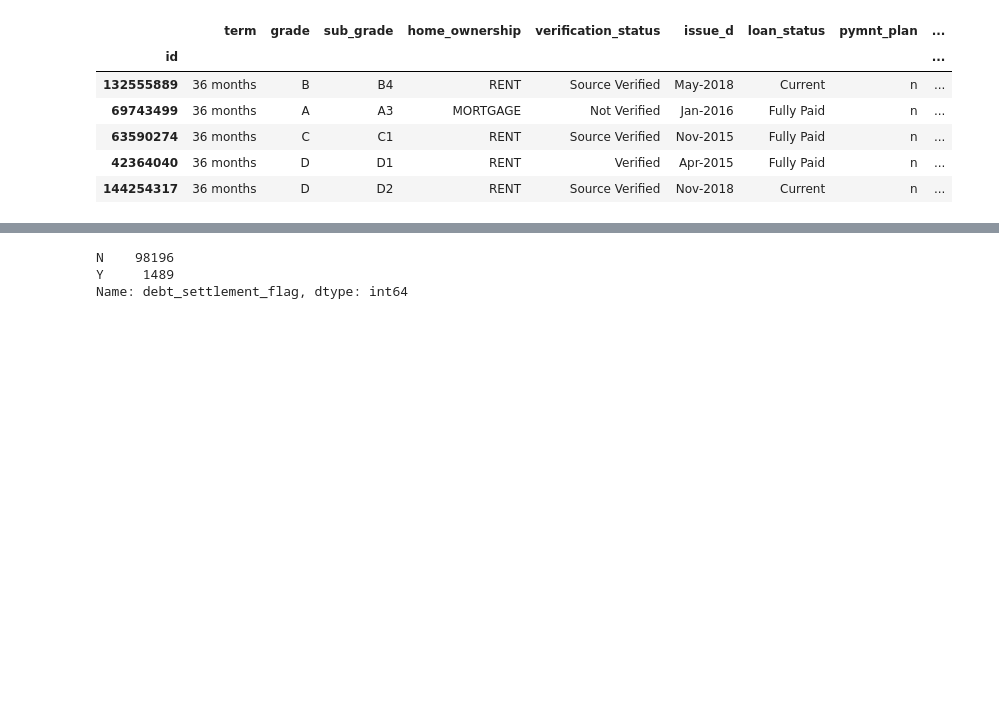
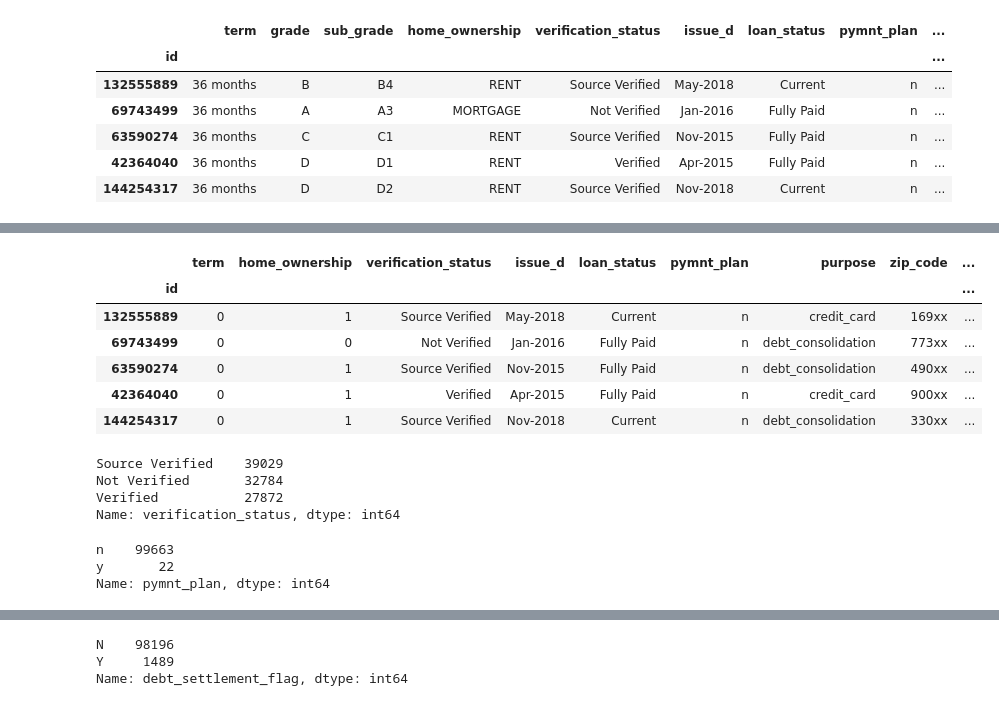
Before and after one commit to jjobes90/Loan-Approval, a Jupyter notebook: Second_Capstone_Data_Cleaning.ipynb, the cells around one changed output, grey strips where cells are left out. Saved outputs shown, nothing was run; the diff lists cells and outputs as text; code cells hidden in the pictures; blank space fills up the shorter version.

```diff
--- a/Second_Capstone_Data_Cleaning.ipynb
+++ b/Second_Capstone_Data_Cleaning.ipynb
@@ -373,0 +497,31 @@ non_numeric_df.head()
+# %%
+# MORTGAGE --> 0
+# RENT     --> 1
+# OWN      --> 2
+# ANY      --> 3
+# OTHER    --> 4
+# NONE     --> 5
+
+non_numeric_df.loc[non_numeric_df.home_ownership == 'MORTGAGE', 'home_ownership'] = 0
+non_numeric_df.loc[non_numeric_df.home_ownership == 'RENT', 'home_ownership'] = 1
+non_numeric_df.loc[non_numeric_df.home_ownership == 'OWN', 'home_ownership'] = 2
+non_numeric_df.loc[non_numeric_df.home_ownership == 'ANY', 'home_ownership'] = 3
+non_numeric_df.loc[non_numeric_df.home_ownership == 'OTHER', 'home_ownership'] = 4
+non_numeric_df.loc[non_numeric_df.home_ownership == 'NONE', 'home_ownership'] = 5
+# %%
+non_numeric_df.head()
+# %% [output]
+|  | term | home_ownership | verification_status | issue_d | loan_status | pymnt_plan | purpose | zip_code | ... |
+| id |  |  |  |  |  |  |  |  | ... |
+| 132555889 | 0 | 1 | Source Verified | May-2018 | Current | n | credit_card | 169xx | ... |
+| 69743499 | 0 | 0 | Not Verified | Jan-2016 | Fully Paid | n | debt_consolidation | 773xx | ... |
+| 63590274 | 0 | 1 | Source Verified | Nov-2015 | Fully Paid | n | debt_consolidation | 490xx | ... |
+| 42364040 | 0 | 1 | Verified | Apr-2015 | Fully Paid | n | credit_card | 900xx | ... |
+| 144254317 | 0 | 1 | Source Verified | Nov-2018 | Current | n | debt_consolidation | 330xx | ... |
+# %%
+non_numeric_df['verification_status'].value_counts()
+# %% [output]
+Source Verified    39029
+Not Verified       32784
+Verified           27872
+Name: verification_status, dtype: int64
@@ -373,0 +536,6 @@ non_numeric_df.head()
+# %%
+non_numeric_df['pymnt_plan'].value_counts()
+# %% [output]
+n    99663
+y       22
+Name: pymnt_plan, dtype: int64
```
Also changed, not shown: parts of 57 cells of this notebook, 1 other file.
